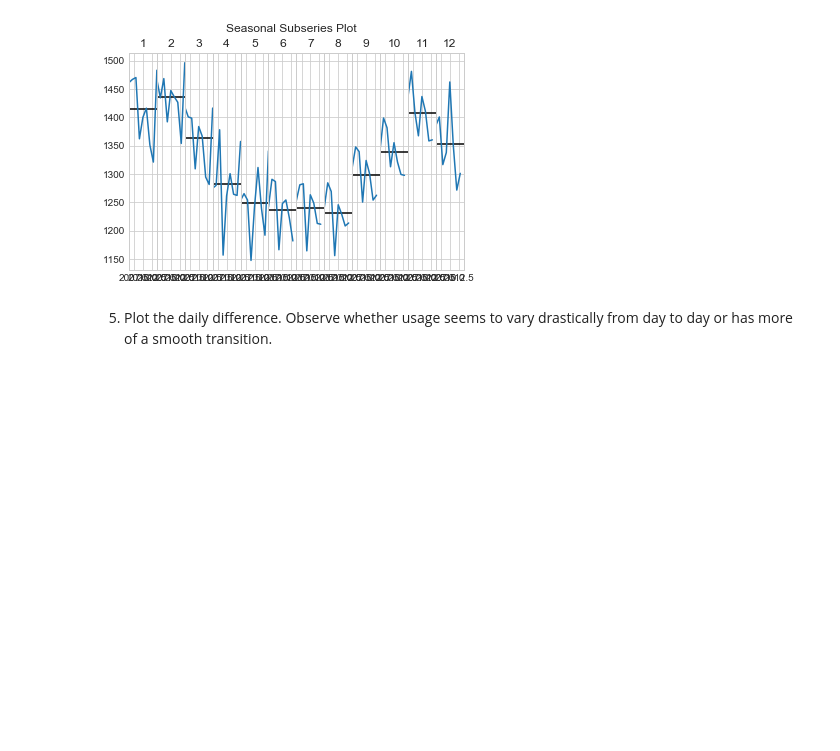
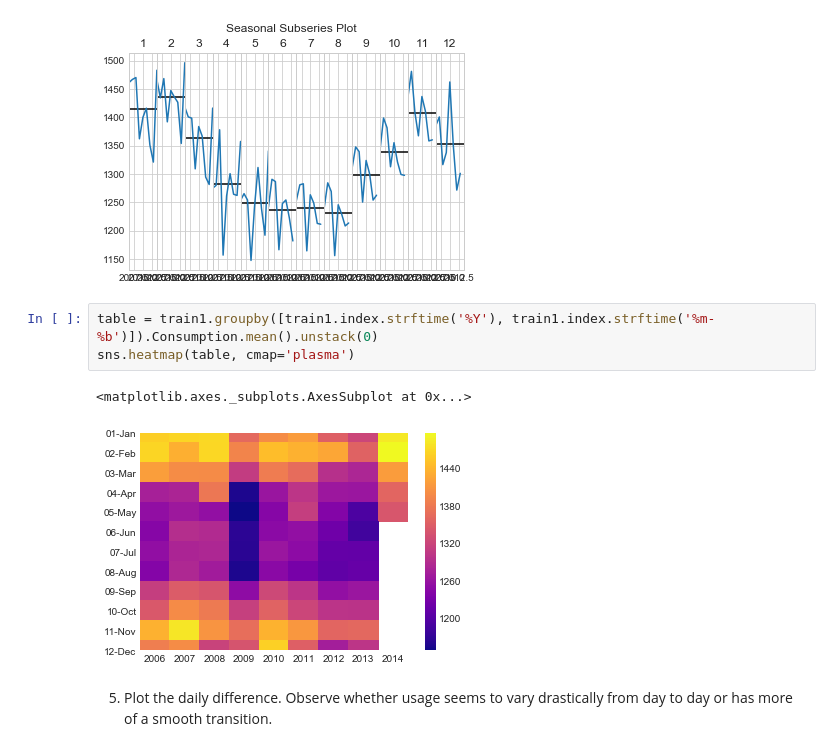
Before and after one commit to brandireger/ds-methodologies-exercises, a Jupyter notebook: time_series/explore.ipynb, the cells around one changed output. Cells and saved outputs as stored; diff of their text form; blank space fills up the shorter version.

```diff
--- a/time_series/explore.ipynb
+++ b/time_series/explore.ipynb
@@ -228,6 +244,12 @@ fig.suptitle('Seasonal Subseries Plot')
 fig.subplots_adjust(wspace=0)
 # %% [output]
 [figure]
+# %%
+table = train1.groupby([train1.index.strftime('%Y'), train1.index.strftime('%m-%b')]).Consumption.mean().unstack(0)
+sns.heatmap(table, cmap='plasma')
+# %% [output]
+<matplotlib.axes._subplots.AxesSubplot at 0x...>
+[figure, added]
 # %% [markdown]
 5. Plot the daily difference. Observe whether usage seems to vary drastically from day to day or has more of a smooth transition.
 # %%
```
Also changed, not shown: parts of 3 cells of this notebook, 1 other file.
